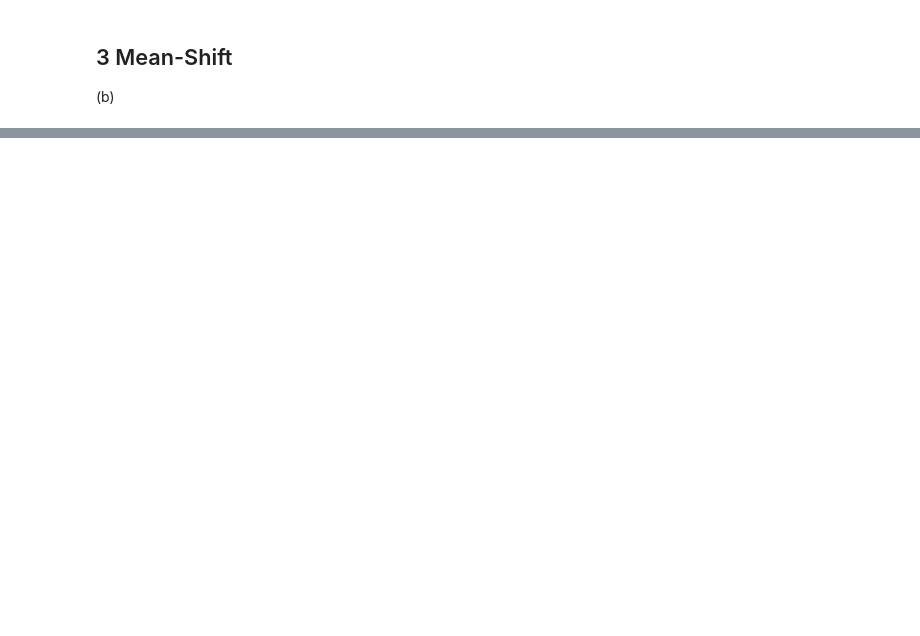
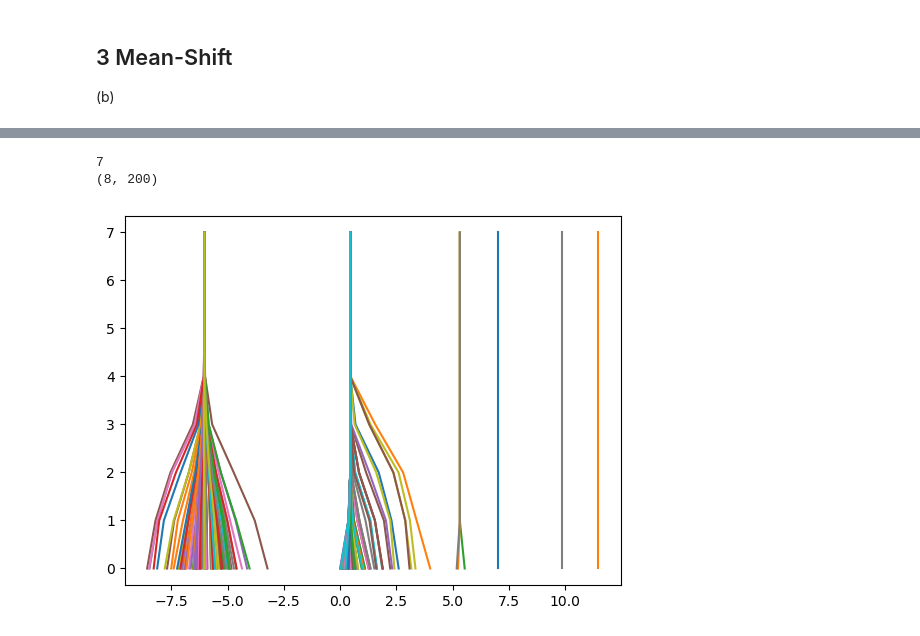
Before and after one commit to emironovich/mlph_w24, a Jupyter notebook: sheet02/sheet02.ipynb, the cells around one changed output, grey strips where cells are left out. Saved outputs shown, nothing was run; the diff lists cells and outputs as text; code cells hidden in the pictures; blank space fills up the shorter version.

```diff
--- a/sheet02/sheet02.ipynb
+++ b/sheet02/sheet02.ipynb
@@ -146,20 +240,34 @@ def mean_shift_step(x, xt, r=1):
 # %%
 # load the data
 data = np.load("data/samples.npy")
 x = data[:200]  # use e.g. the first 200 points
 xt = x
 
 trajectories = [xt]
 max_steps = 100
 for step in range(max_steps):
 
     # TODO: update xt with your mean shift step
-
+    xt = mean_shift_step_blurry(xt)
     trajectories.append(xt)
     if np.allclose(trajectories[-1], trajectories[-2]):  # break in case of convergence
         break
 trajectories = np.stack(trajectories)
 n_steps = len(trajectories) - 1
 
+print(n_steps)
+print(trajectories.shape)
+
+fig, ax = plt.subplots()
+
+for i in range(trajectories.shape[1]):
+    ax.plot(trajectories[:, i], np.array(range(trajectories.shape[0])))
+
+plt.show()
+
 
 # TODO: plot the trajectories
+# %% [output]
+7
+(8, 200)
+[figure, added]
```
Also changed, not shown: parts of 6 cells of this notebook.
